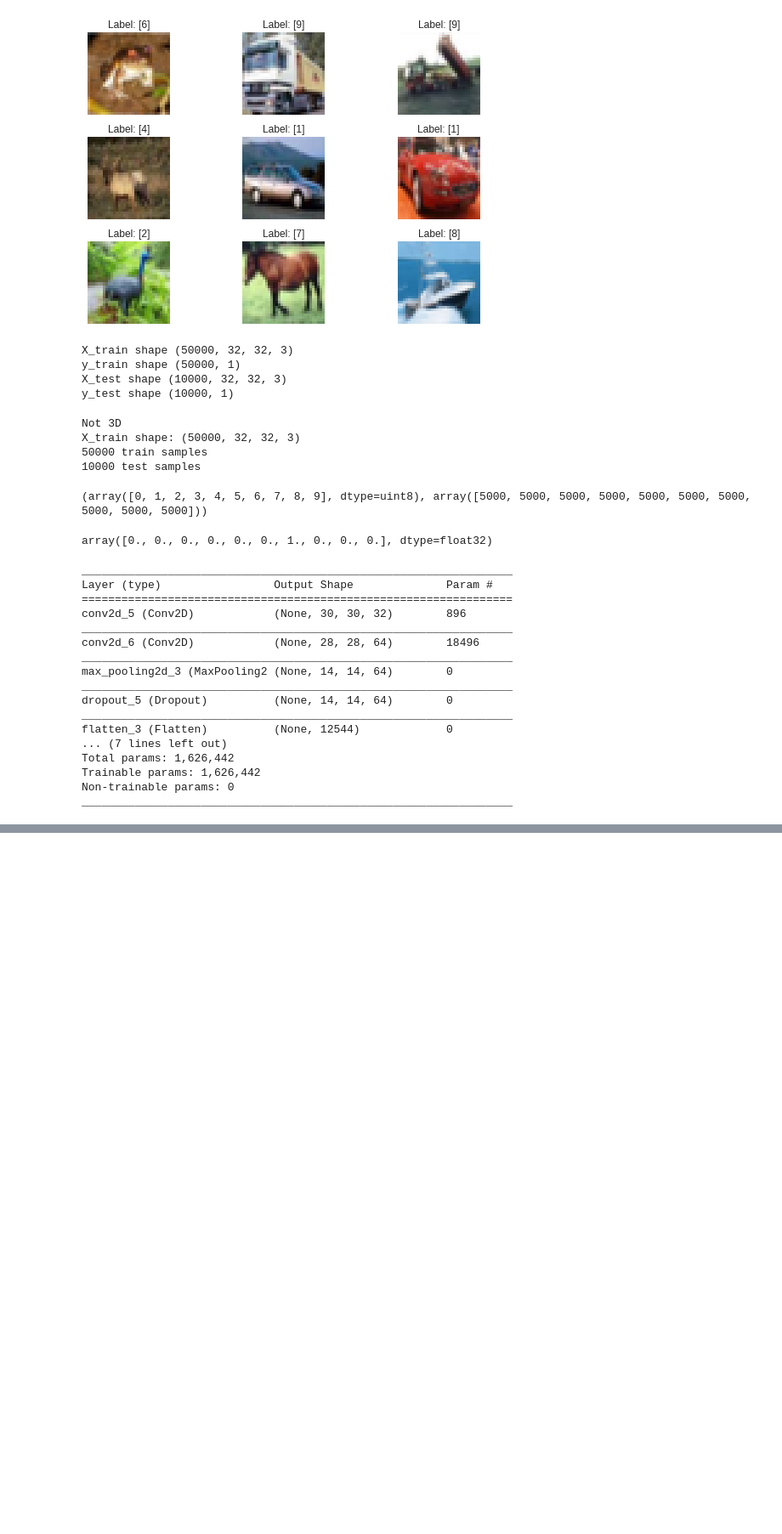
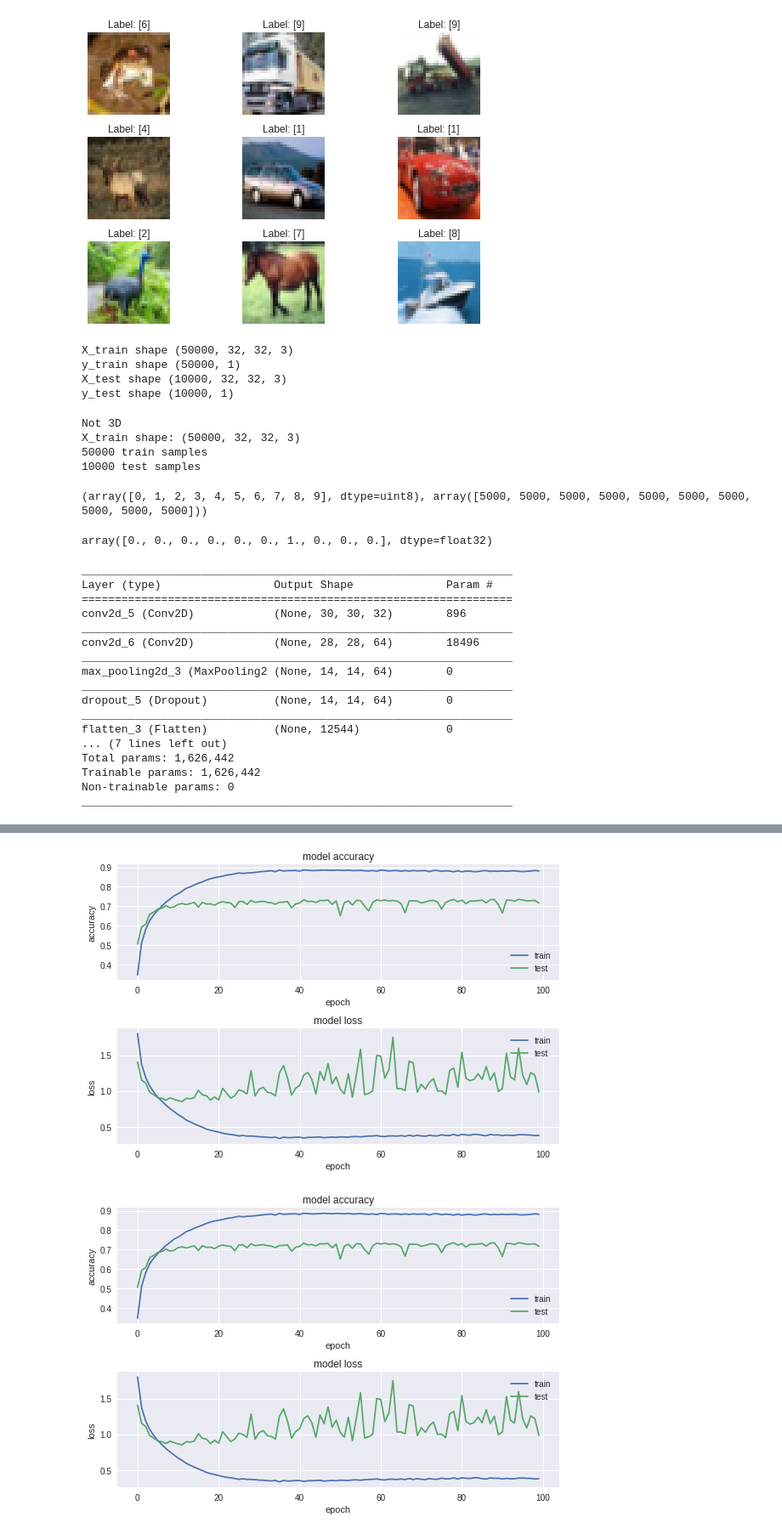
Before and after one commit to rojiark/Proyecto_Final_PR, a Jupyter notebook: Proyecto_Final_RJ_FQ.ipynb, the cells around one changed output, grey strips where cells are left out. Shown at 85% size. Cells and saved outputs as stored; diff of their text form; code cells hidden in the pictures; blank space fills up the shorter version.

Commit message:
Update with more epochs and graphs

```diff
--- a/Proyecto_Final_RJ_FQ.ipynb
+++ b/Proyecto_Final_RJ_FQ.ipynb
@@ -122,24 +122,33 @@ array([0., 0., 0., 0., 0., 0., 1., 0., 0., 0.], dtype=float32)
 
 #model building
 model = Sequential()
+
 #convolutional layer with rectified linear unit activation
+#32 convolution filters used each of size 3x3
 model.add(Conv2D(32, kernel_size=(3, 3), activation='relu', input_shape=input_shape))
-#32 convolution filters used each of size 3x3
+
 #again
+#64 convolution filters used each of size 3x3
 model.add(Conv2D(64, (3, 3), activation='relu'))
-#64 convolution filters used each of size 3x3
+
 #choose the best features via pooling
 model.add(MaxPooling2D(pool_size=(2, 2)))
+
 #randomly turn neurons on and off to improve convergence
-model.add(Dropout(0.25))
+model.add(Dropout(0.5))
+
 #flatten since too many dimensions, we only want a classification output
 model.add(Flatten())
+
 #fully connected to get all relevant data
 model.add(Dense(128, activation='relu'))
+
 #one more dropout for convergence' sake :)
 model.add(Dropout(0.5))
+
 #output a softmax to squash the matrix into output probabilities
 model.add(Dense(num_category, activation='softmax'))
+
 #Adaptive learning rate (adaDelta) is a popular form of gradient descent rivaled only by adam and adagrad
 #categorical ce since we have multiple classes (10)
 model.compile(loss=keras.losses.categorical_crossentropy, optimizer=keras.optimizers.Adadelta(), metrics=['accuracy'])
@@ -206,0 +175,61 @@ Training time: 5.99 min / 359.21 sec
+# %%
+import time
+
+batch_size = 64
+num_epoch = 100
+
+#model training
+
+start = time.time()
+
+model_log = model.fit(X_train, y_train,
+          batch_size=batch_size,
+          epochs=num_epoch,
+          verbose=1,
+          validation_data=(X_test, y_test))
+
+end = time.time()
+m = (end - start)/60
+m = round(m, 2)
+s = (end - start)
+s = round(s, 2)
+
+print(f"Training time: {m} min / {s} sec")
+#how well did it do?
+
+start = time.time()
+
+score = model.evaluate(X_test, y_test, verbose=0)
+
+end = time.time()
+m = (end - start)/60
+m = round(m, 2)
+s = (end - start)
+s = round(s, 2)
+print('Test loss:', score[0])
+print('Test accuracy:', score[1]*100, '%')
+
+print(f"Test time: {m} min / {s} sec")
+import os
+# plotting the metrics
+fig = plt.figure()
+plt.subplot(2,1,1)
+plt.plot(model_log.history['acc'])
+plt.plot(model_log.history['val_acc'])
+plt.title('model accuracy')
+plt.ylabel('accuracy')
+plt.xlabel('epoch')
+plt.legend(['train', 'test'], loc='lower right')
+
+plt.subplot(2,1,2)
+plt.plot(model_log.history['loss'])
+plt.plot(model_log.history['val_loss'])
+plt.title('model loss')
+plt.ylabel('loss')
+plt.xlabel('epoch')
+plt.legend(['train', 'test'], loc='upper right')
+
+plt.tight_layout()
+
+fig
+# %% [output]
@@ -206,0 +253,2 @@ Training time: 5.99 min / 359.21 sec
+[figure, added]
+[figure, added]
```
Also changed, not shown: parts of 3 cells of this notebook.
